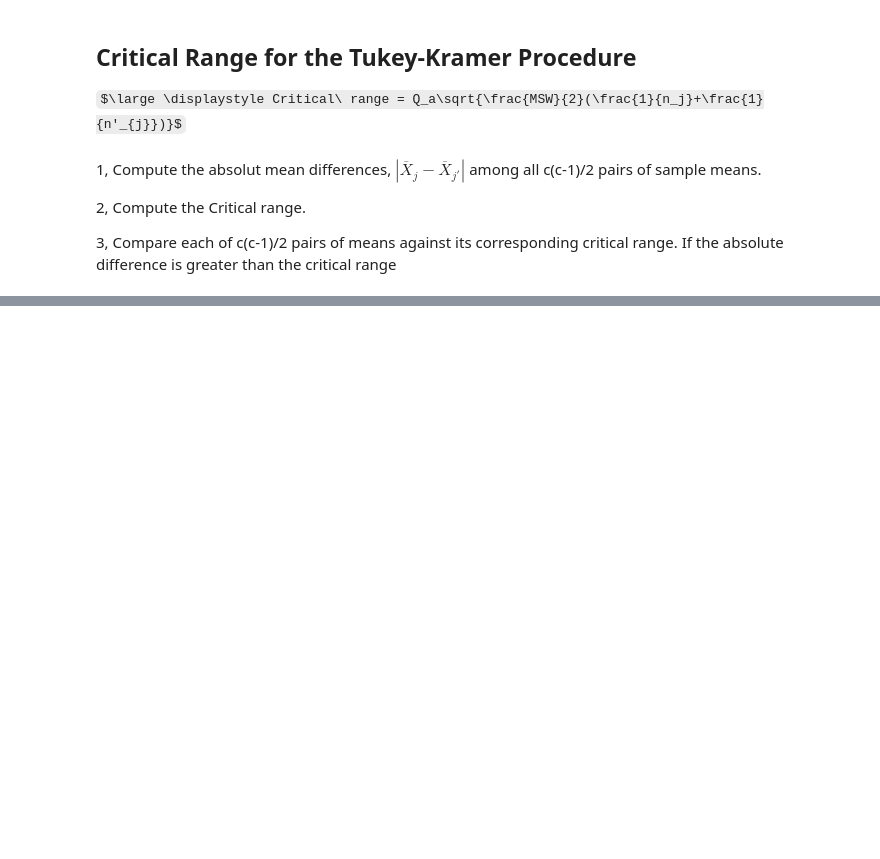
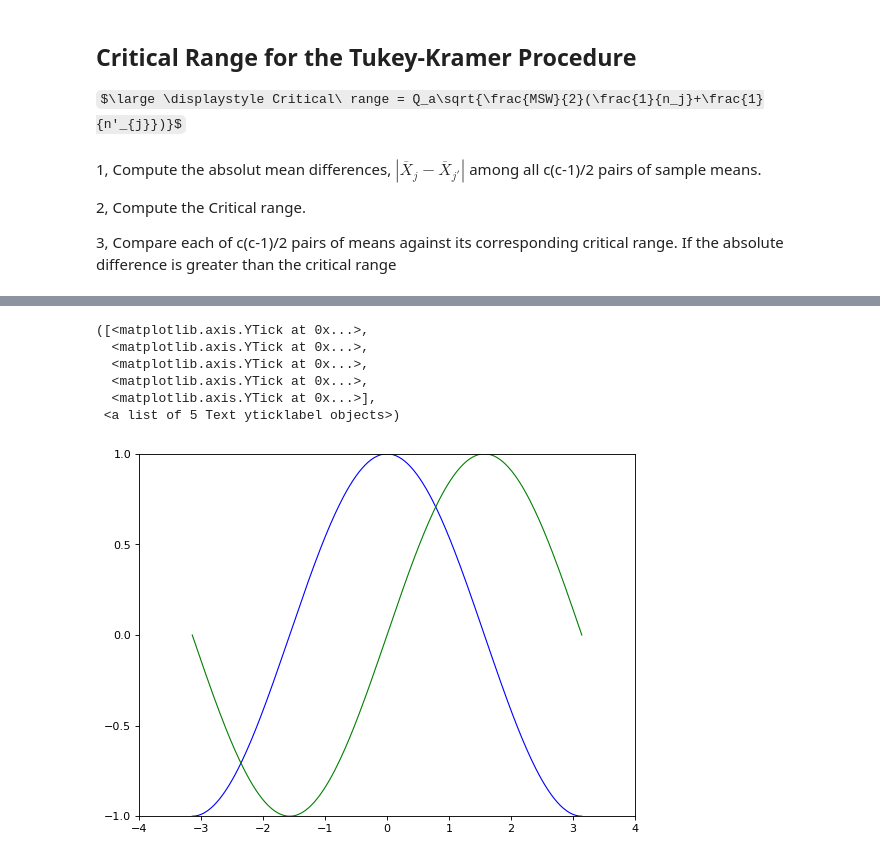
Before and after one commit to zhongzishi/Python-learning-notebooks, a Jupyter notebook: ANOVA.ipynb, the cells around one changed output, grey strips where cells are left out. Drawn from its saved outputs; the diff is of its cells as text; code cells hidden in the pictures; some formulas as TeX source; blank space fills up the shorter version.

```diff
--- a/ANOVA.ipynb
+++ b/ANOVA.ipynb
@@ -66,0 +86,17 @@ $\large \displaystyle Critical\ range = Q_a\sqrt{\frac{MSW}{2}(\frac{1}{n_j}+\fr
+# %%
+plt.figure(figsize=(8,6),dpi=80)
+plt.subplot(111)
+plt.plot(X,C,color='blue',linewidth=1.0,linestyle='-')
+plt.plot(X,S,color='green',linewidth=1.0,linestyle='-')
+plt.xlim(-4.0,4.0)
+plt.xticks(np.linspace(-4,4,9,endpoint=True))
+plt.ylim(-1,1)
+plt.yticks(np.linspace(-1,1,5,endpoint=True))
+# %% [output]
+([<matplotlib.axis.YTick at 0x...>,
+  <matplotlib.axis.YTick at 0x...>,
+  <matplotlib.axis.YTick at 0x...>,
+  <matplotlib.axis.YTick at 0x...>,
+  <matplotlib.axis.YTick at 0x...>],
+ <a list of 5 Text yticklabel objects>)
+[figure, added]
```
Also changed, not shown: parts of 8 cells of this notebook, 4 other files.
